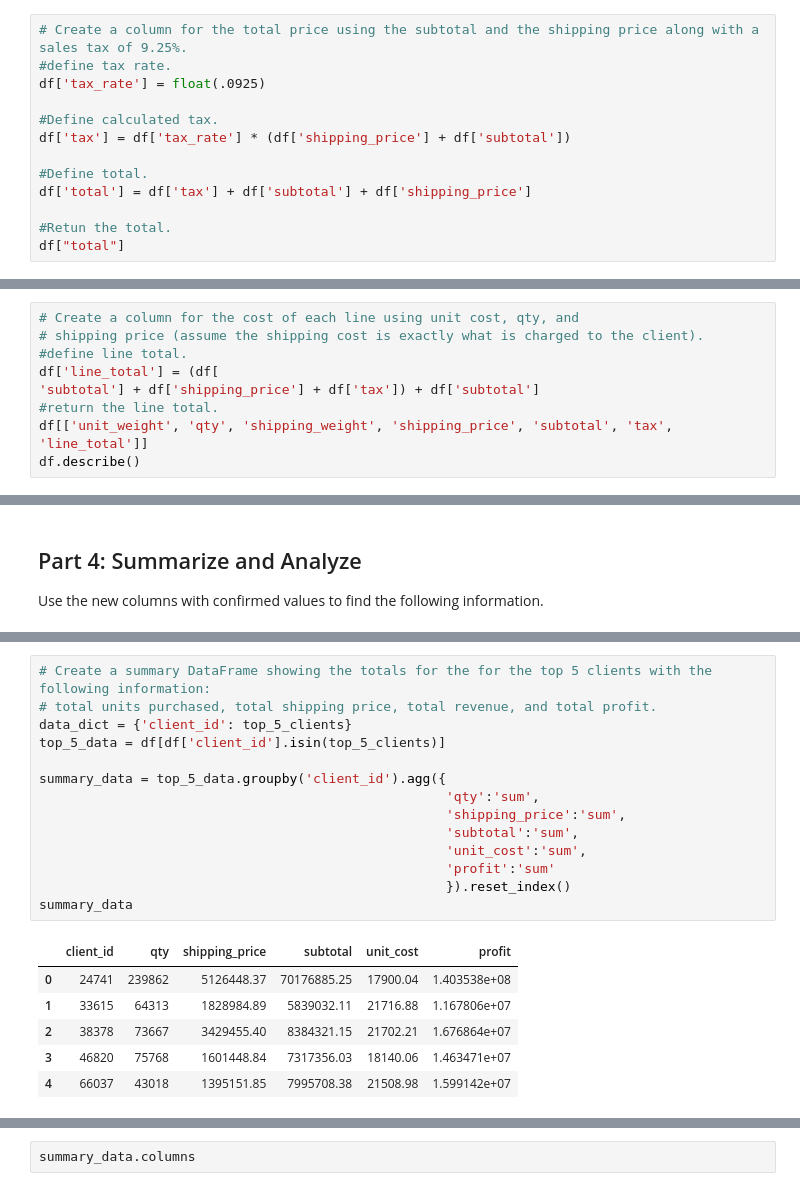
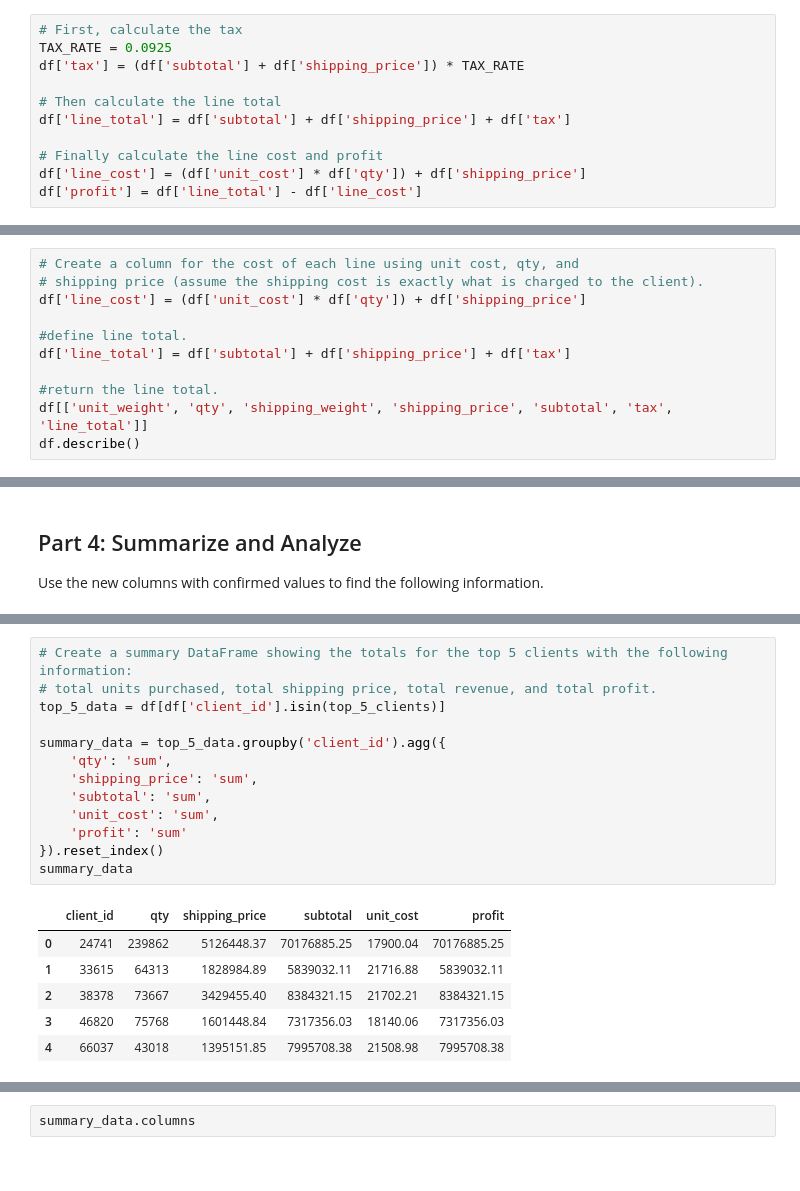
Before and after one commit to rhask87062/pandas-challenge-1, a Jupyter notebook: wholesale_data_analysis.ipynb, the cells around one changed output, grey strips where cells are left out. Saved outputs shown, nothing was run; the diff lists cells and outputs as text.

```diff
--- a/wholesale_data_analysis.ipynb
+++ b/wholesale_data_analysis.ipynb
@@ -171,15 +208,13 @@ print(df[['unit_weight', 'qty', 'shipping_weight', 'shipping_price']])
 
 [54639 rows x 4 columns]
 # %%
-# Create a column for the total price using the subtotal and the shipping price along with a sales tax of 9.25%.
-#define tax rate.
-df['tax_rate'] = float(.0925)
+# First, calculate the tax
+TAX_RATE = 0.0925
+df['tax'] = (df['subtotal'] + df['shipping_price']) * TAX_RATE
 
-#Define calculated tax.
-df['tax'] = df['tax_rate'] * (df['shipping_price'] + df['subtotal'])
+# Then calculate the line total
+df['line_total'] = df['subtotal'] + df['shipping_price'] + df['tax']
 
-#Define total.
-df['total'] = df['tax'] + df['subtotal'] + df['shipping_price']
-
-#Retun the total.
-df["total"]
+# Finally calculate the line cost and profit
+df['line_cost'] = (df['unit_cost'] * df['qty']) + df['shipping_price']
+df['profit'] = df['line_total'] - df['line_cost']
@@ -199,9 +221,11 @@ Name: total, Length: 54639, dtype: float64
 # %%
 # Create a column for the cost of each line using unit cost, qty, and
 # shipping price (assume the shipping cost is exactly what is charged to the client).
+df['line_cost'] = (df['unit_cost'] * df['qty']) + df['shipping_price']
+
 #define line total.
-df['line_total'] = (df[
-'subtotal'] + df['shipping_price'] + df['tax']) + df['subtotal']
+df['line_total'] = df['subtotal'] + df['shipping_price'] + df['tax']
+
 #return the line total.
 df[['unit_weight', 'qty', 'shipping_weight', 'shipping_price', 'subtotal', 'tax', 'line_total']]
 df.describe()
@@ -290,24 +339,23 @@ for x in top_5_clients:
 # %%
-# Create a summary DataFrame showing the totals for the for the top 5 clients with the following information:
+# Create a summary DataFrame showing the totals for the top 5 clients with the following information:
 # total units purchased, total shipping price, total revenue, and total profit.
-data_dict = {'client_id': top_5_clients}
 top_5_data = df[df['client_id'].isin(top_5_clients)]
 
 summary_data = top_5_data.groupby('client_id').agg({
-                                                    'qty':'sum',
-                                                    'shipping_price':'sum',
-                                                    'subtotal':'sum',
-                                                    'unit_cost':'sum',
-                                                    'profit':'sum'
-                                                    }).reset_index()
+    'qty': 'sum',
+    'shipping_price': 'sum',
+    'subtotal': 'sum',
+    'unit_cost': 'sum',
+    'profit': 'sum'
+}).reset_index()
 summary_data
 # %% [output]
 |  | client_id | qty | shipping_price | subtotal | unit_cost | profit |
-| 0 | 24741 | 239862 | 5126448.37 | 70176885.25 | 17900.04 | 1.403538e+08 |
-| 1 | 33615 | 64313 | 1828984.89 | 5839032.11 | 21716.88 | 1.167806e+07 |
-| 2 | 38378 | 73667 | 3429455.40 | 8384321.15 | 21702.21 | 1.676864e+07 |
-| 3 | 46820 | 75768 | 1601448.84 | 7317356.03 | 18140.06 | 1.463471e+07 |
-| 4 | 66037 | 43018 | 1395151.85 | 7995708.38 | 21508.98 | 1.599142e+07 |
+| 0 | 24741 | 239862 | 5126448.37 | 70176885.25 | 17900.04 | 70176885.25 |
+| 1 | 33615 | 64313 | 1828984.89 | 5839032.11 | 21716.88 | 5839032.11 |
+| 2 | 38378 | 73667 | 3429455.40 | 8384321.15 | 21702.21 | 8384321.15 |
+| 3 | 46820 | 75768 | 1601448.84 | 7317356.03 | 18140.06 | 7317356.03 |
+| 4 | 66037 | 43018 | 1395151.85 | 7995708.38 | 21508.98 | 7995708.38 |
 # %%
 summary_data.describe()
 # %% [output]
```
Also changed, not shown: parts of 12 cells of this notebook.
